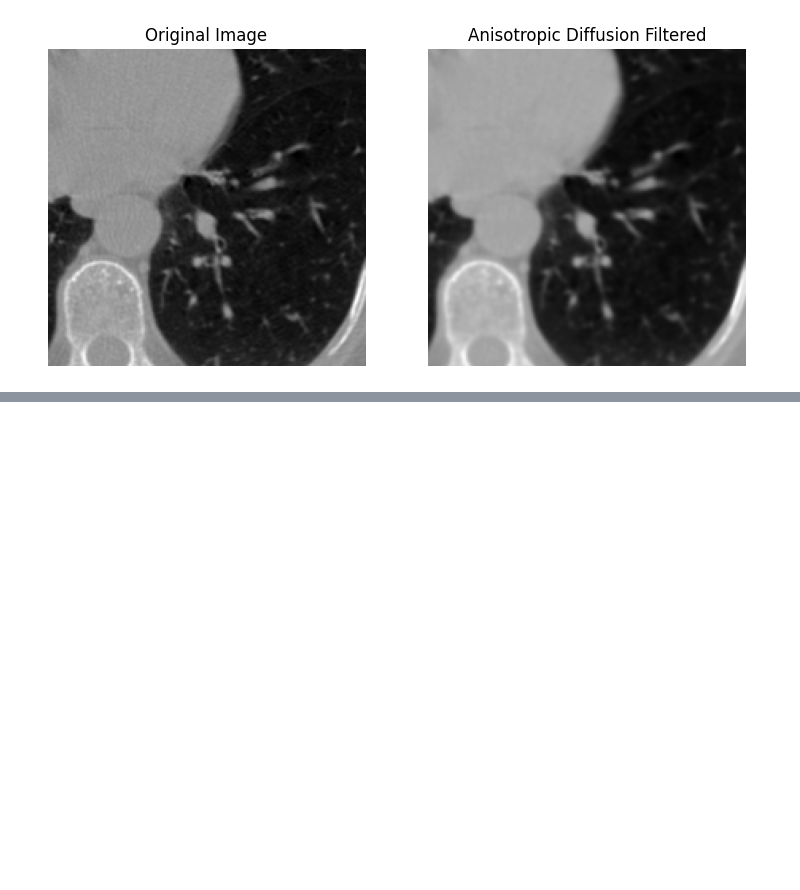
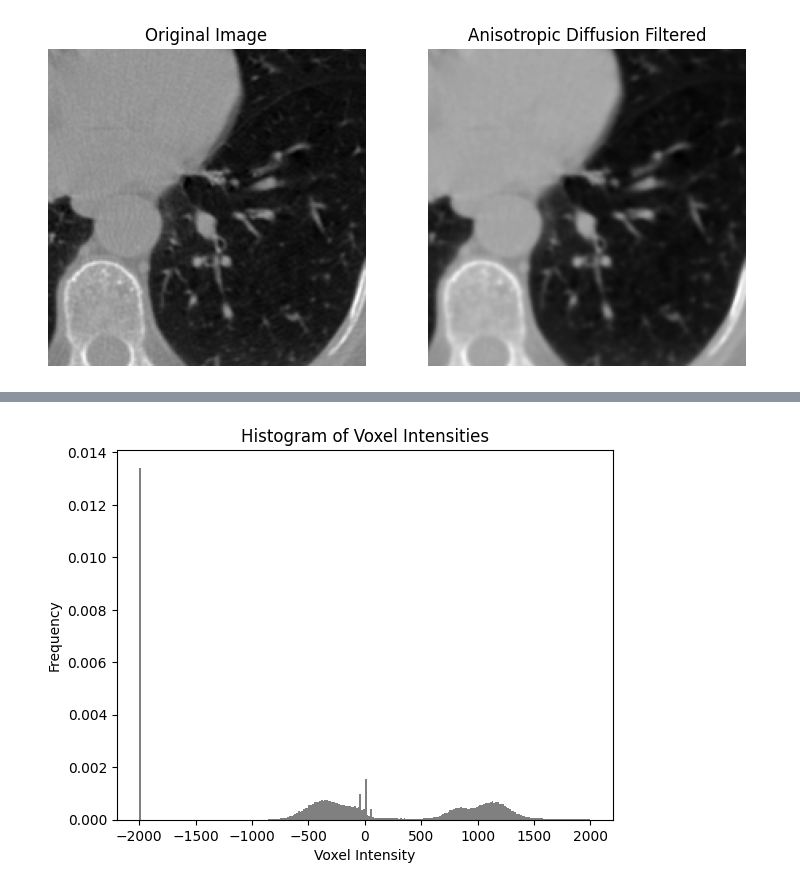
Before and after one commit to abdel-habib/COPDgene-CT-registration, a Jupyter notebook: notebooks/5_Preprocessing.ipynb, the cells around one changed output, grey strips where cells are left out. Cells and saved outputs as stored; diff of their text form; code cells hidden in the pictures; blank space fills up the shorter version.

```diff
--- a/notebooks/5_Preprocessing.ipynb
+++ b/notebooks/5_Preprocessing.ipynb
@@ -84,0 +79,13 @@ display_two_volumes(copd1_eBHCT_img[:, 220:420, 220:420], output_bilateral_filte
+# %%
+# Flatten the image to a 1D array
+copd1_eBHCT_enhanced = sitk.GetArrayFromImage(copd1_eBHCT_enhanced)
+copd1_eBHCT_enhanced_flattened = copd1_eBHCT_enhanced.flatten()
+
+# Plot the histogram
+plt.hist(copd1_eBHCT_enhanced_flattened, bins=256, range=(-2000, 2000), density=True, color='gray', alpha=1)
+plt.title('Histogram of Voxel Intensities')
+plt.xlabel('Voxel Intensity')
+plt.ylabel('Frequency')
+plt.show()
+# %% [output]
+[figure, added]
```
Also changed, not shown: parts of 30 cells of this notebook.
